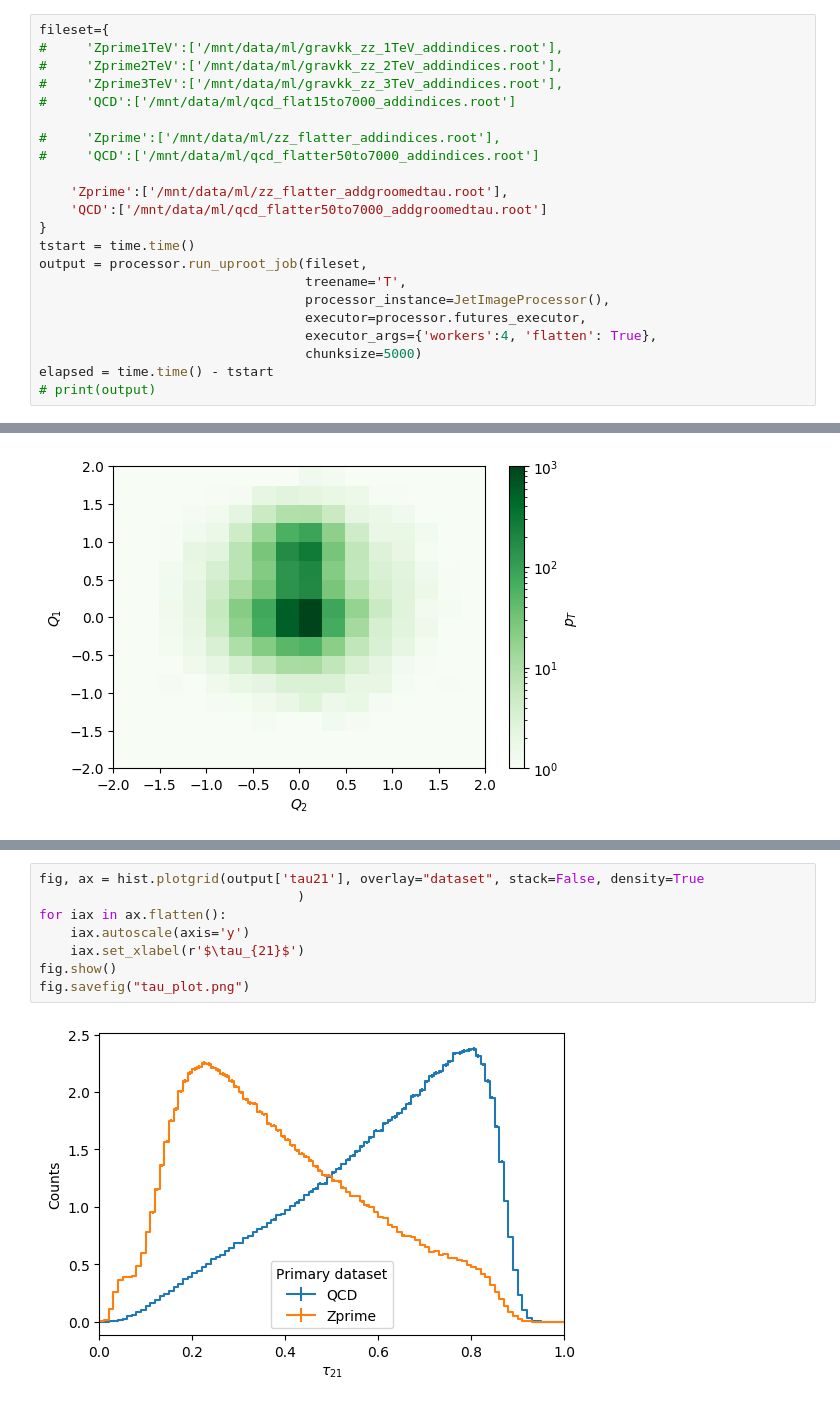
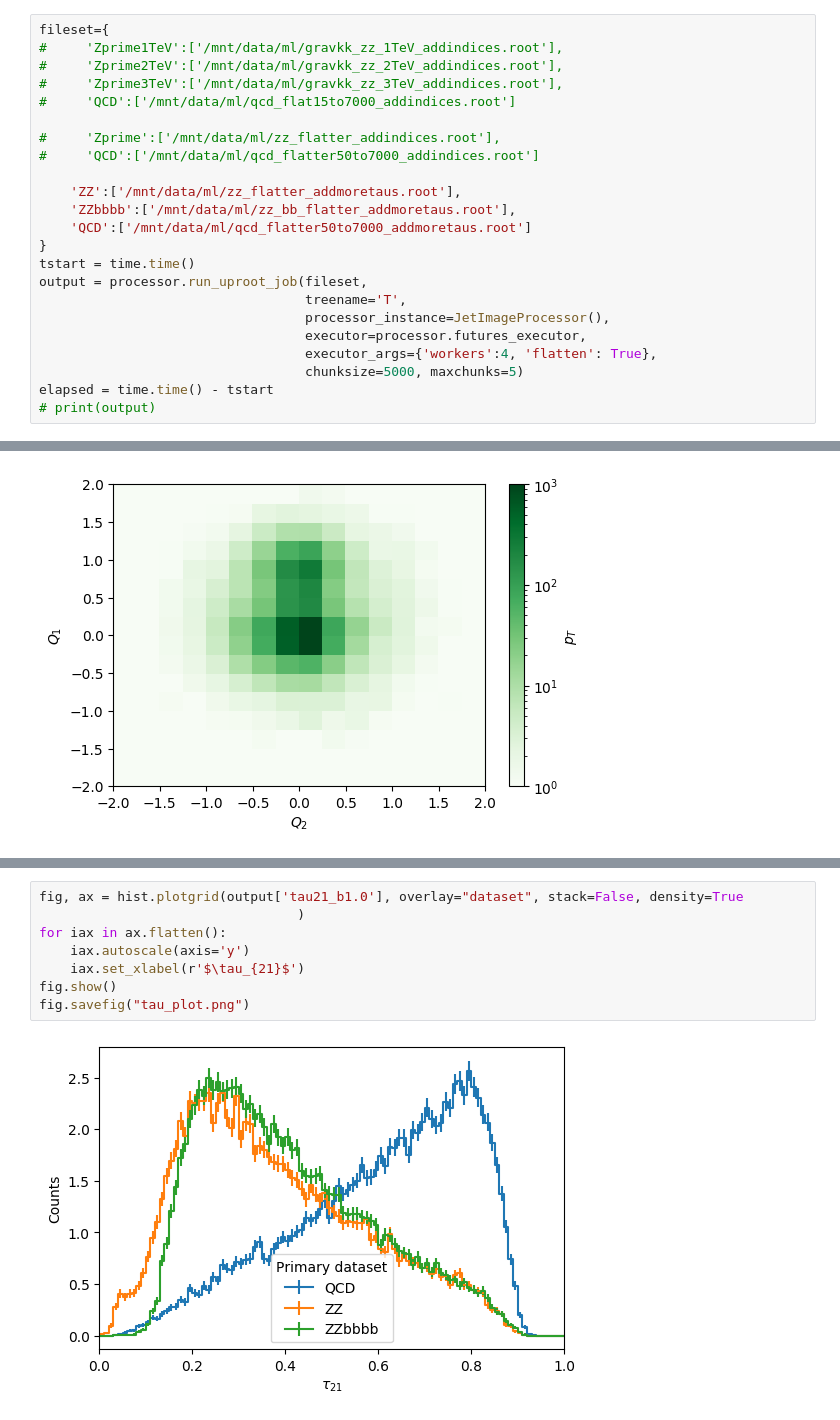
Before and after one commit to mdmorris/XAICoffea, a Jupyter notebook: ShowJets.ipynb, the cells around one changed output, grey strips where cells are left out. Saved outputs shown, nothing was run; the diff lists cells and outputs as text.

```diff
--- a/ShowJets.ipynb
+++ b/ShowJets.ipynb
@@ -505,8 +594,9 @@ fileset={
 #     'Zprime':['/mnt/data/ml/zz_flatter_addindices.root'],
 #     'QCD':['/mnt/data/ml/qcd_flatter50to7000_addindices.root']
 
-    'Zprime':['/mnt/data/ml/zz_flatter_addgroomedtau.root'],
-    'QCD':['/mnt/data/ml/qcd_flatter50to7000_addgroomedtau.root']
+    'ZZ':['/mnt/data/ml/zz_flatter_addmoretaus.root'],
+    'ZZbbbb':['/mnt/data/ml/zz_bb_flatter_addmoretaus.root'],
+    'QCD':['/mnt/data/ml/qcd_flatter50to7000_addmoretaus.root']
 }
 tstart = time.time()
 output = processor.run_uproot_job(fileset,
@@ -514,7 +604,7 @@ output = processor.run_uproot_job(fileset,
                                   processor_instance=JetImageProcessor(),
                                   executor=processor.futures_executor,
                                   executor_args={'workers':4, 'flatten': True},
-                                  chunksize=5000)
+                                  chunksize=5000, maxchunks=5)
 elapsed = time.time() - tstart
 # print(output)
 # %% [output]
@@ -586,13 +676,13 @@ fig.savefig("pt_plot.png")
 # %%
-fig, ax = hist.plotgrid(output['tau21'], overlay="dataset", stack=False, density=True
+fig, ax = hist.plotgrid(output['tau21_b1.0'], overlay="dataset", stack=False, density=True
                                  )
 for iax in ax.flatten():
     iax.autoscale(axis='y')
     iax.set_xlabel(r'$\tau_{21}$')
 fig.show()
 fig.savefig("tau_plot.png")
 # %% [output]
-[figure, old version]
+[figure, new version]
 # %%
 fig, ax = hist.plotgrid(output['h_hadmult'].integrate("hadron","Charged Hadrons"), overlay="dataset", stack=False, density=True
                                  )
```
Also changed, not shown: parts of 15 cells of this notebook.
